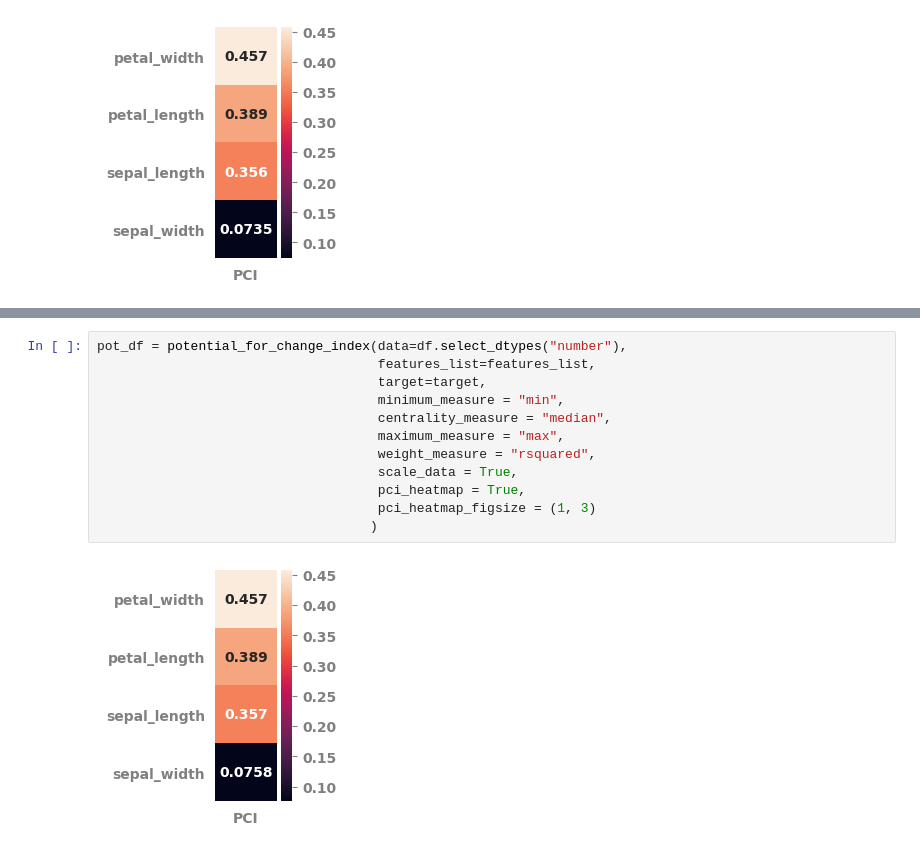
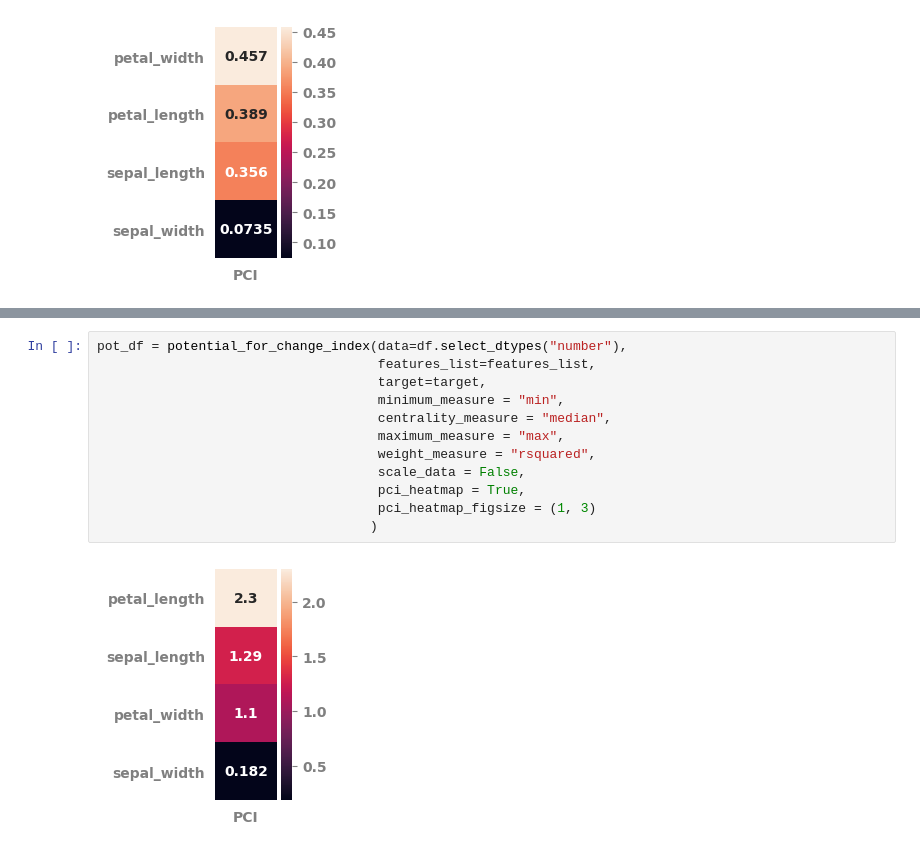
Before and after one commit to jameshtwose/jmspack, a Jupyter notebook: notebooks/frequentist_statistics.ipynb, the cells around one changed output, grey strips where cells are left out. Drawn from its saved outputs; the diff is of its cells as text.

```diff
--- a/notebooks/frequentist_statistics.ipynb
+++ b/notebooks/frequentist_statistics.ipynb
@@ -151,14 +160,14 @@ pot_df = potential_for_change_index(data=df.select_dtypes("number"),
 # %%
 pot_df = potential_for_change_index(data=df.select_dtypes("number"),
                                     features_list=features_list,
                                     target=target,
                                     minimum_measure = "min",
                                     centrality_measure = "median",
                                     maximum_measure = "max",
                                     weight_measure = "rsquared",
-                                    scale_data = True,
+                                    scale_data = False,
                                     pci_heatmap = True,
                                     pci_heatmap_figsize = (1, 3)
                                    )
 # %% [output]
-[figure, old version]
+[figure, new version]
```
Also changed, not shown: parts of 6 cells of this notebook, 8 other files.
